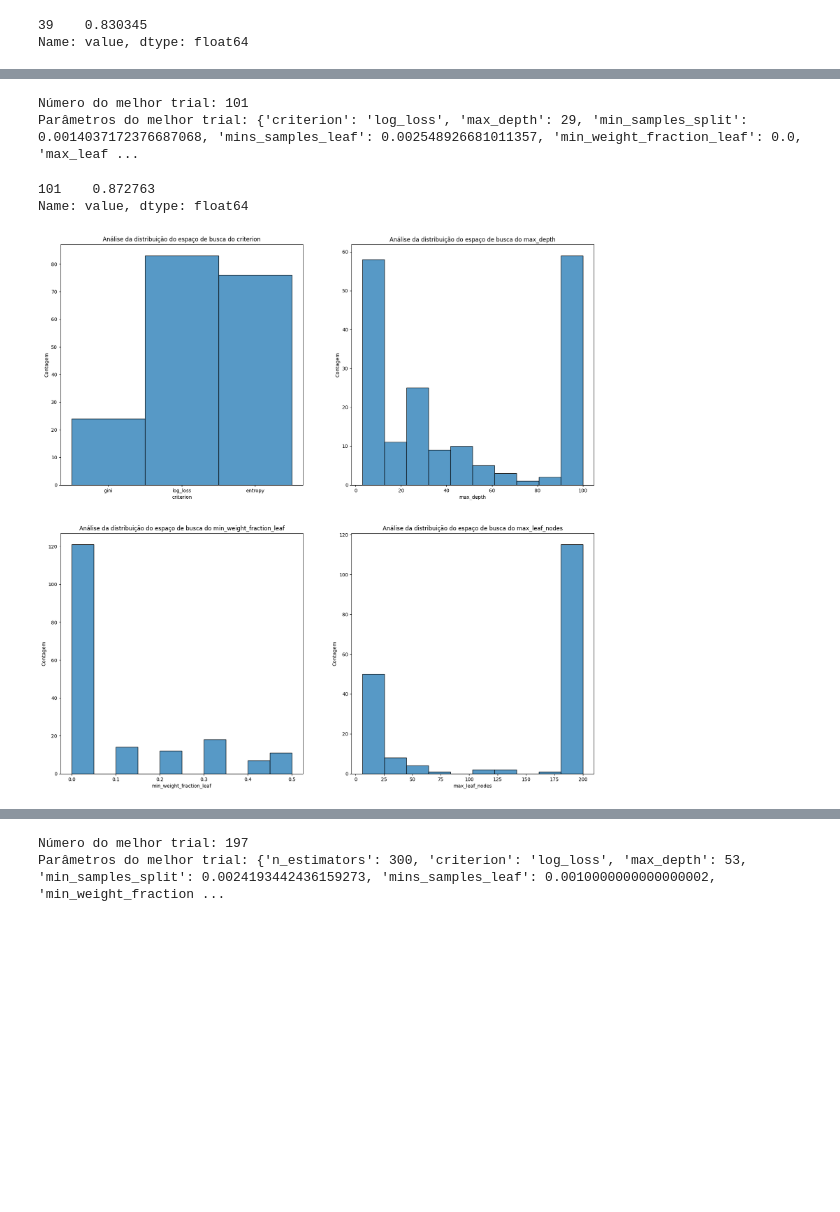
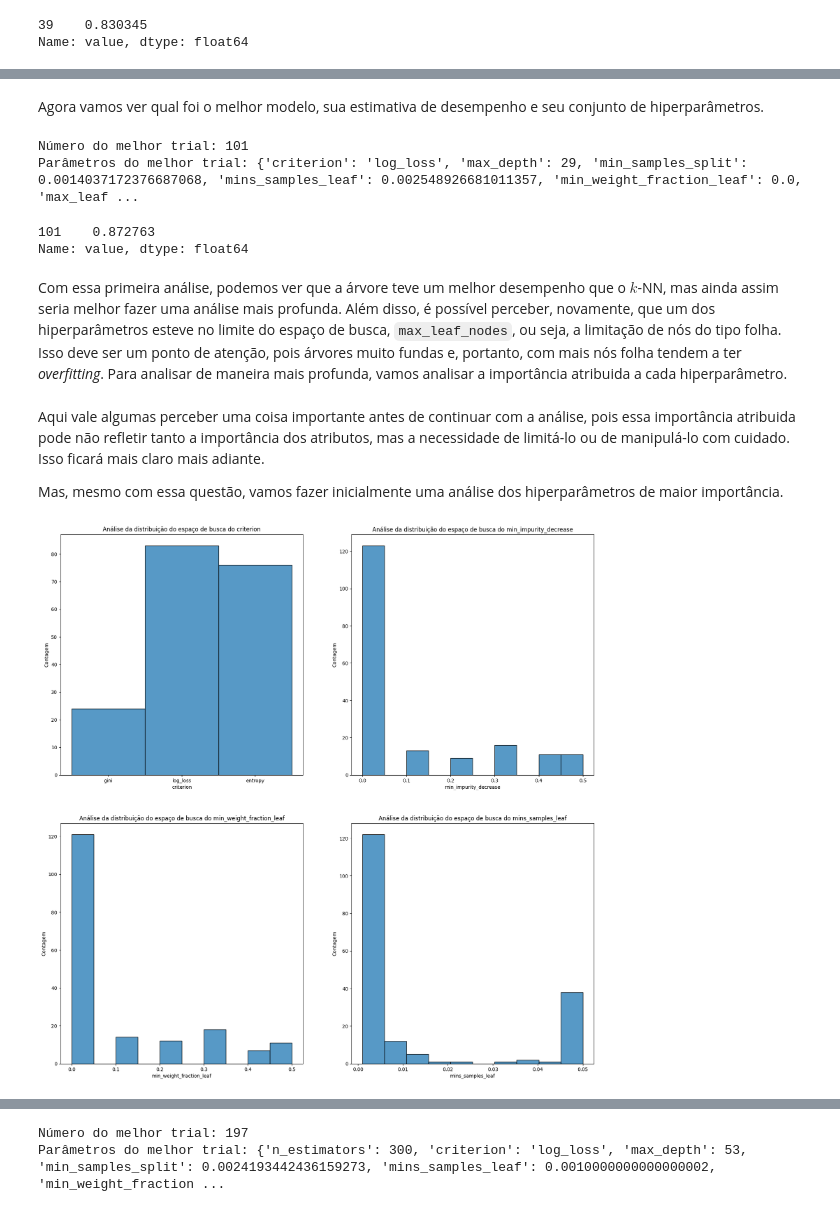
Before and after one commit to Angel-3001/criatura_lend-ria_2-tiamat, a Jupyter notebook: Análise-Otimização.ipynb, the cells around one changed output, grey strips where cells are left out. Saved outputs shown, nothing was run; the diff lists cells and outputs as text; code cells hidden in the pictures; blank space fills up the shorter version.

```diff
--- a/Análise-Otimização.ipynb
+++ b/Análise-Otimização.ipynb
@@ -30,7 +46,7 @@ vis.plot_param_importances(objeto_de_estudo_kNN)
 # %%
 HYPERPARMS_ANALISYS = ["params_n_components", "params_n_neighbors"]
 
-figs, axis = plt.subplots(ncols=len(HYPERPARMS_ANALISYS), figsize=(10, 5))
+figs, axis = plt.subplots(ncols=len(HYPERPARMS_ANALISYS), figsize=(20, 10))
 
 for hyperparam, ax in zip(HYPERPARMS_ANALISYS, axis):
     sns.histplot(
@@ -40,7 +56,7 @@ for hyperparam, ax in zip(HYPERPARMS_ANALISYS, axis):
     )
 
     hyperparam = hyperparam.replace("params_", "")
-    ax.set_title(f"Análise da distribuição do espaço de busca do {hyperparam}")
+    ax.set_title(f"Análise da distribuição do espaço de busca do {hyperparam}", size=15)
     ax.set_xlabel(hyperparam)
     ax.set_ylabel("Contagem")
 # %% [output]
@@ -53,6 +85,8 @@ objeto_de_estudo_Tree = load_study(
 )
 
 df = objeto_de_estudo_Tree.trials_dataframe()
+# %% [markdown]
+Agora vamos ver qual foi o melhor modelo, sua estimativa de desempenho e seu conjunto de hiperparâmetros.
 # %%
 melhor_trial = objeto_de_estudo_Tree.best_trial
 
@@ -66,34 +100,40 @@ Número do melhor trial: 101
 Parâmetros do melhor trial: {'criterion': 'log_loss', 'max_depth': 29, 'min_samples_split': 0.0014037172376687068, 'mins_samples_leaf': 0.002548926681011357, 'min_weight_fraction_leaf': 0.0, 'max_leaf ...
 101    0.872763
 Name: value, dtype: float64
+# %% [markdown]
+Com essa primeira análise, podemos ver que a árvore teve um melhor desempenho que o $k$-NN, mas ainda assim seria melhor fazer uma análise mais profunda. Além disso, é possível perceber, novamente, que um dos hiperparâmetros esteve no limite do espaço de busca, ``max_leaf_nodes``, ou seja, a limitação de nós do tipo folha. Isso deve ser um ponto de atenção, pois árvores muito fundas e, portanto, com mais nós folha tendem a ter *overfitting*. Para analisar de maneira mais profunda, vamos analisar a importância atribuida a cada hiperparâmetro.
 # %%
 vis.plot_param_importances(objeto_de_estudo_Tree)
+# %% [markdown]
+Aqui vale algumas perceber uma coisa importante antes de continuar com a análise, pois essa importância atribuida pode não refletir tanto a importância dos atributos, mas a necessidade de limitá-lo ou de manipulá-lo com cuidado. Isso ficará mais claro mais adiante.
+
+Mas, mesmo com essa questão, vamos fazer inicialmente uma análise dos hiperparâmetros de maior importância.
 # %%
 HYPERPARMS_ANALISYS = [
     "params_criterion",
-    "params_max_depth",
+    "params_min_impurity_decrease",
     "params_min_weight_fraction_leaf",
-    "params_max_leaf_nodes"
+    "params_mins_samples_leaf"
 ]
 
 figs, axis = plt.subplots(nrows=2, ncols=2, figsize=(20, 20))
 
 eixos = [
     [0,0], [0,1],
     [1,0], [1,1]
 ]
 
 for hyperparam, pos in zip(HYPERPARMS_ANALISYS, eixos):
     ax = axis[pos[0], pos[1]]
     sns.histplot(
         df[hyperparam],
         bins=10,
         ax=ax
     )
 
     hyperparam = hyperparam.replace("params_", "")
     ax.set_title(f"Análise da distribuição do espaço de busca do {hyperparam}")
     ax.set_xlabel(hyperparam)
     ax.set_ylabel("Contagem")
 # %% [output]
-[figure, old version]
+[figure, new version]
```
Also changed, not shown: parts of 120 cells of this notebook, 30 other files.
